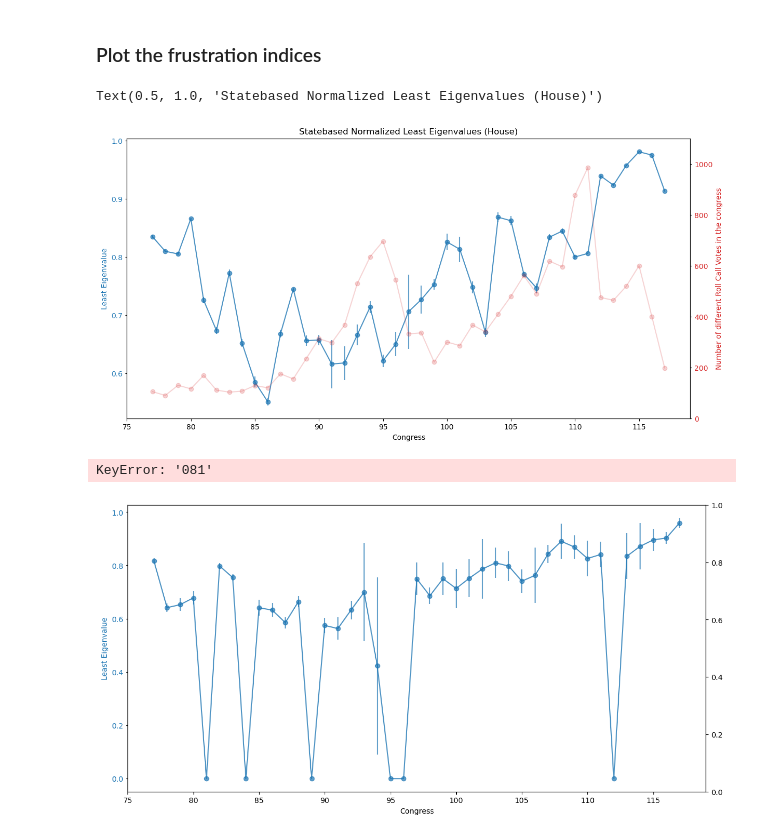
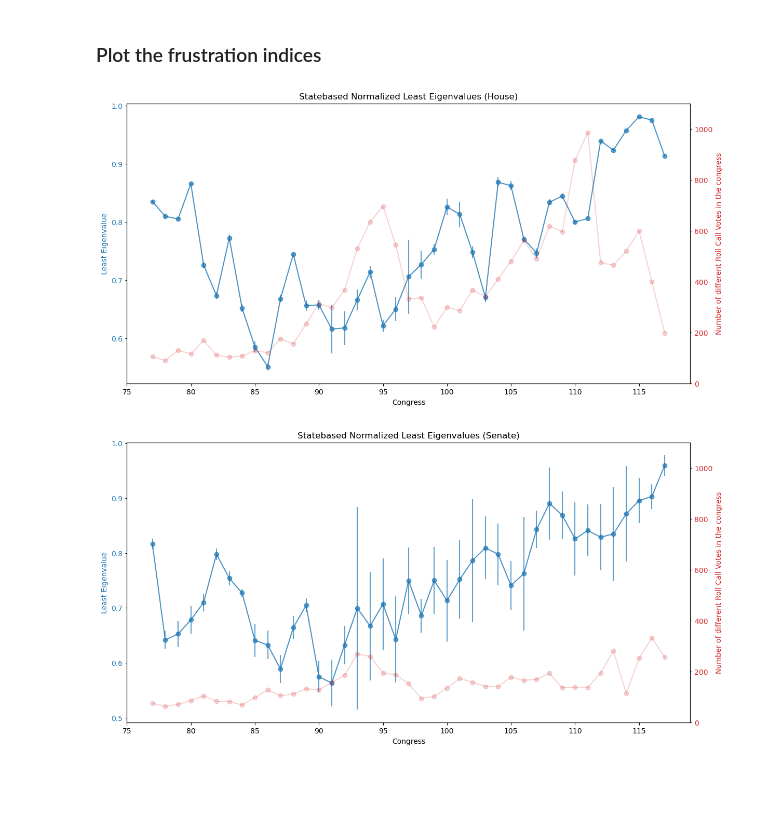
Before and after one commit to LeonardoAgasso/USA_Congress_SigNet, a Jupyter notebook: notebooks/statebased_frustrind_analysis.v2.ipynb, the cells around one changed output. Cells and saved outputs as stored; diff of their text form; code cells hidden in the pictures; blank space fills up the shorter version.

Commit message:
State analysis - setup visualization

```diff
--- a/notebooks/statebased_frustrind_analysis.v2.ipynb
+++ b/notebooks/statebased_frustrind_analysis.v2.ipynb
@@ -339,13 +339,15 @@ ________________________________________________________________________________
 The party of a state is now established random-sampling 50% of the members from that state during the congress
 # %%
 # define the parameters of the randomization
-n_simulations = 30                    # number of simulations to perform for each congress
-frac_state_members = 0.5              # number of sampled members for each state to determine the "party" of the state
+n_simulations_house = 30              # number of simulations to perform for each congress
+n_simulations_senate = 30
+frac_state_members_house = 0.5        # number of sampled members for each state to determine the "party" of the state (House)
+frac_state_members_senate = 0.5       # number of sampled members for each state to determine the "party" of the state (Senate)
 
 # define a matrix to store the results of the simulations, number of rows = number of simulations, number of columns = number of congresses
 n_congresses = len(glob.glob('../dataset/download_votes_merged/*.csv'))
 
-results_house, results_senate = np.zeros((n_simulations, n_congresses)) , np.zeros((n_simulations, n_congresses))
+results_house, results_senate = np.zeros((n_simulations_house, n_congresses)) , np.zeros((n_simulations_senate, n_congresses))
 n_votes_dic_house, n_votes_dic_senate = {} , {}
 # %%
 dataset_folder = '../dataset/'
@@ -364,11 +366,11 @@ for csv in tqdm(glob.glob(dataset_folder+'download_votes_merged/*.csv')):
 
     len_df = len(curr_congr['bill_number'].unique())
 
-    for i in range(n_simulations):
+    for i in range(n_simulations_house):
 
         # check if the edgelist and the threshold for the current congress and simulation already exist
         if not os.path.exists(statebased_folder+'mc_statebased_edgelsists_house/congress_'+n_congress+'/edgelist_'+n_congress+'_'+str(i)+'.csv') or not os.path.exists('../dataset/mc_statebased_thresholds_house/congress_'+n_congress+'/threshold_'+n_congress+'_'+str(i)+'.csv'):
-            curr_edgelist = create_state_edgelist_from_congress(curr_congr, frac_state_members)
+            curr_edgelist = create_state_edgelist_from_congress(curr_congr, frac_state_members_house)
 
             if not os.path.exists(statebased_folder+'mc_statebased_edgelsists_house/congress_'+n_congress+'/'):
                 os.makedirs(statebased_folder+'mc_statebased_edgelsists_house/congress_'+n_congress+'/')
@@ -411,7 +413,7 @@ for csv in tqdm(glob.glob(dataset_folder+'download_votes_merged_senate/*.csv')):
 
     len_df = len(curr_congr['bill_number'].unique())
 
-    for i in range(n_simulations):
+    for i in range(n_simulations_senate):
 
         # check if the correspodning entry in the matrix is already filled
         if results_senate[i, int(n_congress)-77] != 0:
@@ -419,7 +421,7 @@ for csv in tqdm(glob.glob(dataset_folder+'download_votes_merged_senate/*.csv')):
 
         # check if the edgelist and the threshold for the current congress and simulation already exist
         if not os.path.exists(statebased_folder+'mc_statebased_edgelsists_senate/congress_'+n_congress+'/edgelist_'+n_congress+'_'+str(i)+'.csv') or not os.path.exists('../dataset/mc_statebased_thresholds_senate/congress_'+n_congress+'/threshold_'+n_congress+'_'+str(i)+'.csv'):
-            curr_edgelist = create_state_edgelist_from_congress(curr_congr, frac_state_members)
+            curr_edgelist = create_state_edgelist_from_congress(curr_congr, frac_state_members_senate)
 
             if not os.path.exists(statebased_folder+'mc_statebased_edgelsists_senate/congress_'+n_congress+'/'):
                 os.makedirs(statebased_folder+'mc_statebased_edgelsists_senate/congress_'+n_congress+'/')
@@ -477,32 +481,32 @@ ax2.set_ylim([0, 1100])
 
 # set title
 plt.title('Statebased Normalized Least Eigenvalues (House)')
+plt.savefig('../plots/statebased_eigen_house.png', dpi=300)
 # %% [output]
-Text(0.5, 1.0, 'Statebased Normalized Least Eigenvalues (House)')
 [figure]
 # %%
 # do the same for the senate
 fig, ax1 = plt.subplots(figsize=(14, 7))
 
 color = 'tab:blue'
 ax1.set_xlabel('Congress')
 ax1.set_ylabel('Least Eigenvalue', color=color)
 ax1.plot(range(77, 118), np.mean(results_senate, axis=0), '-', color=color, alpha=0.8)
 ax1.errorbar(range(77, 118), np.mean(results_senate, axis=0), yerr=np.std(results_senate, axis=0), fmt='o', color=color, alpha=0.7)
 ax1.tick_params(axis='y', labelcolor=color, size=2)
 
 # Create a second y-axis
 ax2 = ax1.twinx()
 
 n_votes_list_senate = [n_votes_dic_senate[str(x).zfill(3)] for x in range(77, 118)]
 color = 'tab:red'
 ax2.set_ylabel('Number of different Roll Call Votes in the congress', color=color)
 ax2.plot(range(77, 118), n_votes_list_senate, 'o-', color=color, alpha=0.2)
 ax2.tick_params(axis='y', labelcolor=color, size=2)
 ax2.set_ylim([0, 1100])
 
 # set title
-plt.title('Statebased Normalized Least Eigenvalues (House)')
+plt.title('Statebased Normalized Least Eigenvalues (Senate)')
+plt.savefig('../plots/statebased_eigen_senate.png', dpi=300)
 # %% [output]
-KeyError: '081'
-[figure, old version]
+[figure, new version]
```
Also changed, not shown: parts of 2 cells of this notebook, 1 other file.
